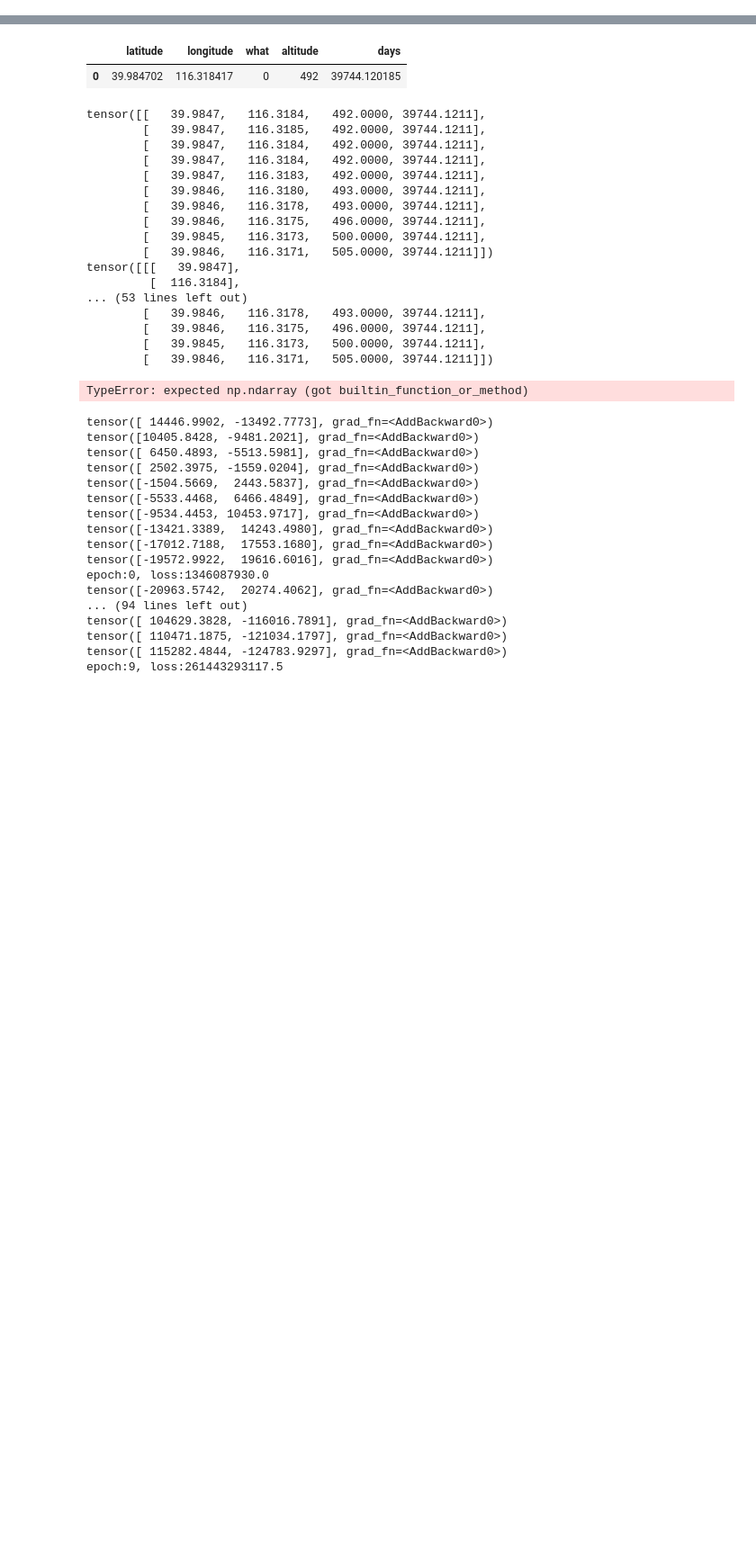
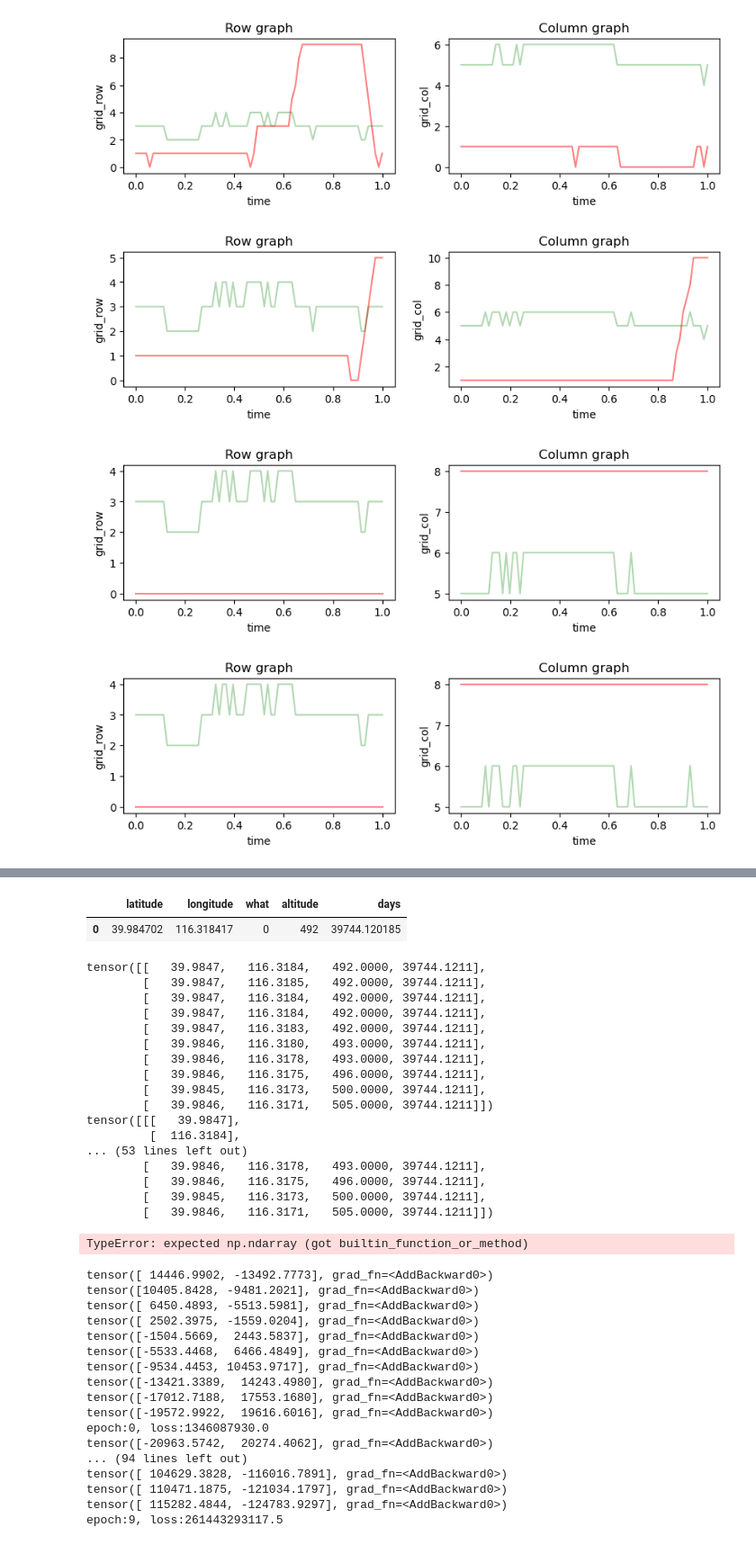
Before and after one commit to shkoma/geolife_timehetnet, a Jupyter notebook: test.ipynb, the cells around one changed output, grey strips where cells are left out. Shown at 90% size. Saved outputs shown, nothing was run; the diff lists cells and outputs as text; code cells hidden in the pictures; blank space fills up the shorter version.

```diff
--- a/test.ipynb
+++ b/test.ipynb
@@ -138,0 +110,66 @@ tensor([[39918.3555],
+# %%
+# https://jimmy-ai.tistory.com/30
+import matplotlib.pyplot as plt
+from mpl_toolkits.mplot3d import Axes3D
+import pandas as pd
+from sklearn.preprocessing import MinMaxScaler
+
+class_probs = []
+class_label = []
+que_x_list = []
+
+with torch.no_grad():
+    for idx, test_data in enumerate(test_dataloader, 0):
+        test_X, test_y = test_data
+        if len(test_X) < 2:
+            continue
+        class_probs = []
+        class_label = []
+        que_x_list = []
+
+        que_x, _, _ = test_X
+        output = best_model(test_X)
+        class_probs.append(output.type(torch.int64))
+        class_label.append(test_y)
+        # print(que_x.shape)
+        que_x_list.append(que_x[:, :, -y_timestep:, 0])
+        # print(que_x[:, :, -y_timestep:, :])
+
+        test_probs = torch.cat(class_probs)
+        test_label = torch.cat(class_label)
+        test_que_x = torch.cat(que_x_list)
+
+        # print(test_probs.shape)
+        # print(test_label.shape)
+        # print(test_que_x.shape)
+
+        for user_idx in range(test_label.shape[0]):
+            for test_idx in range(test_label.shape[1]):
+                df = pd.DataFrame(data=test_que_x[user_idx][0], columns=['Time'])
+                df_norm = MinMaxScaler().fit_transform(df)
+
+                plt.figure(figsize=(10, 5))
+                plt.subplot(2, 2, 1)
+                plt.title('Row graph')
+                # plt.scatter(df_norm, test_label[user_idx][test_idx][:, 0] , color='r', alpha=0.5)
+                # plt.scatter(df_norm, test_probs[user_idx][test_idx][:, 0], color='g', alpha=0.3)
+                plt.plot(df_norm, test_label[user_idx][test_idx][:, 0] , color='r', alpha=0.5)
+                plt.plot(df_norm, test_probs[user_idx][test_idx][:, 0], color='g', alpha=0.3)
+                plt.xlabel('time')
+                plt.ylabel('grid_row')
+
+                # fig_col = plt.figure(figsize=(5, 3))
+                plt.subplot(2, 2, 2)
+                plt.title('Column graph')
+                # plt.scatter(df_norm, test_label[user_idx][test_idx][:, 1] , color='r', alpha=0.5)
+                # plt.scatter(df_norm, test_probs[user_idx][test_idx][:, 1], color='g', alpha=0.3)
+                plt.plot(df_norm, test_label[user_idx][test_idx][:, 1] , color='r', alpha=0.5)
+                plt.plot(df_norm, test_probs[user_idx][test_idx][:, 1], color='g', alpha=0.3)
+                plt.xlabel('time')
+                plt.ylabel('grid_col')
+                # plt.show()
+# %% [output]
+[figure, added]
+[figure, added]
+[figure, added]
+[figure, added]
```
Also changed, not shown: parts of 8 cells of this notebook, 8 other files.
